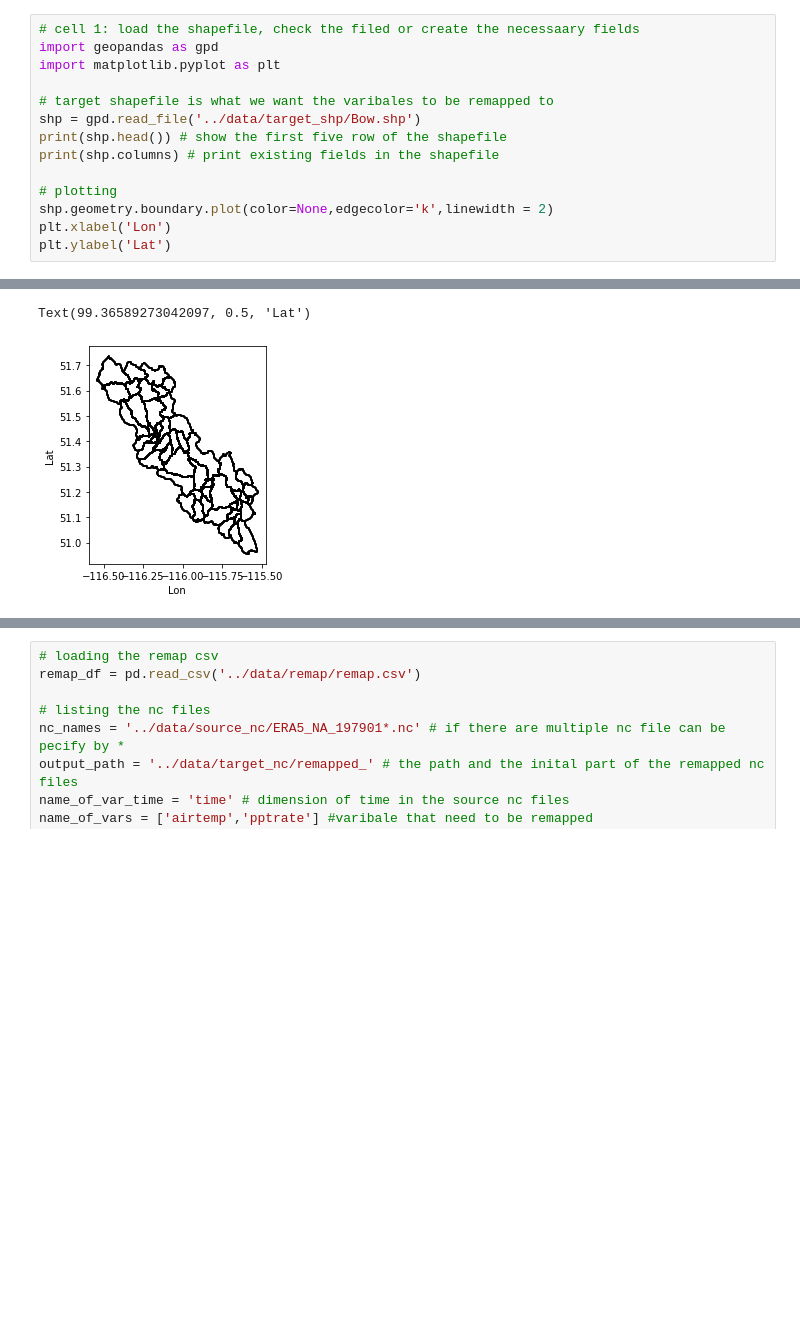
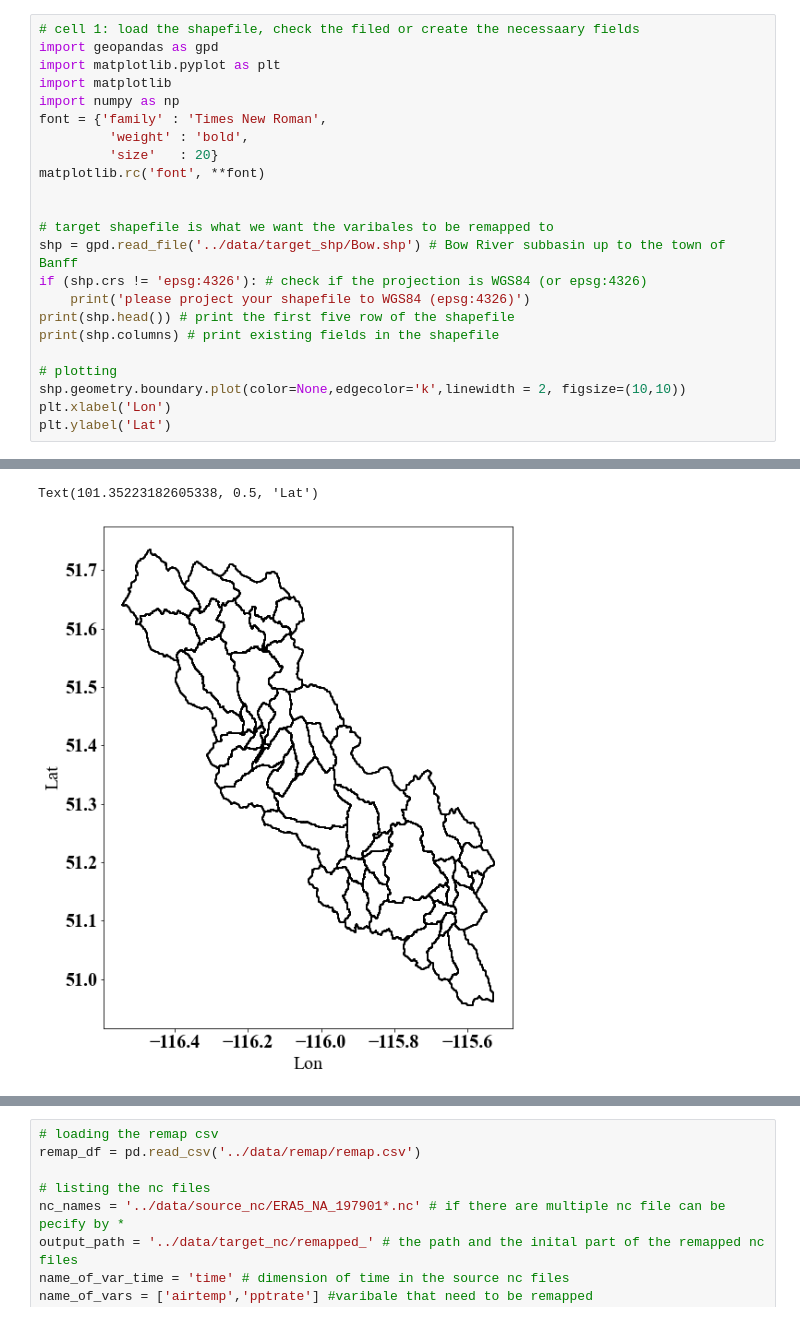
Before and after one commit to ShervanGharari/EASYMORE, a Jupyter notebook: candex/example_explanation.ipynb, the cells around one changed output, grey strips where cells are left out. Cells and saved outputs as stored; diff of their text form; blank space fills up the shorter version.

```diff
--- a/candex/example_explanation.ipynb
+++ b/candex/example_explanation.ipynb
@@ -9,32 +9,41 @@
 # %%
 # cell 1: load the shapefile, check the filed or create the necessaary fields
 import geopandas as gpd
 import matplotlib.pyplot as plt
+import matplotlib
+import numpy as np
+font = {'family' : 'Times New Roman',
+         'weight' : 'bold',
+         'size'   : 20}
+matplotlib.rc('font', **font)
+
 
 # target shapefile is what we want the varibales to be remapped to
-shp = gpd.read_file('../data/target_shp/Bow.shp')
-print(shp.head()) # show the first five row of the shapefile
+shp = gpd.read_file('../data/target_shp/Bow.shp') # Bow River subbasin up to the town of Banff
+if (shp.crs != 'epsg:4326'): # check if the projection is WGS84 (or epsg:4326)
+    print('please project your shapefile to WGS84 (epsg:4326)')
+print(shp.head()) # print the first five row of the shapefile
 print(shp.columns) # print existing fields in the shapefile
 
 # plotting
-shp.geometry.boundary.plot(color=None,edgecolor='k',linewidth = 2)
+shp.geometry.boundary.plot(color=None,edgecolor='k',linewidth = 2, figsize=(10,10))
 plt.xlabel('Lon')
 plt.ylabel('Lat')
 # %% [output]
       COMID    unitarea  flag  \
 0  71032440  107.012467     0
 1  71032422   50.929339     0
 2  71032409   65.791372     0
 3  71032292   25.591308     0
 4  71032217   56.835431     0
 
                                             geometry
 0  POLYGON ((-116.47042 51.73542, -116.46708 51.7...
 1  POLYGON ((-116.34125 51.71542, -116.34042 51.7...
 2  MULTIPOLYGON (((-116.25208 51.71042, -116.2429...
 3  POLYGON ((-116.07792 51.65458, -116.07458 51.6...
 4  POLYGON ((-116.23708 51.65208, -116.23458 51.6...
 Index(['COMID', 'unitarea', 'flag', 'geometry'], dtype='object')
-Text(99.36589273042097, 0.5, 'Lat')
+Text(101.35223182605338, 0.5, 'Lat')
-[figure, old version]
+[figure, new version]
 # %%
```
Also changed, not shown: parts of 15 cells of this notebook.
